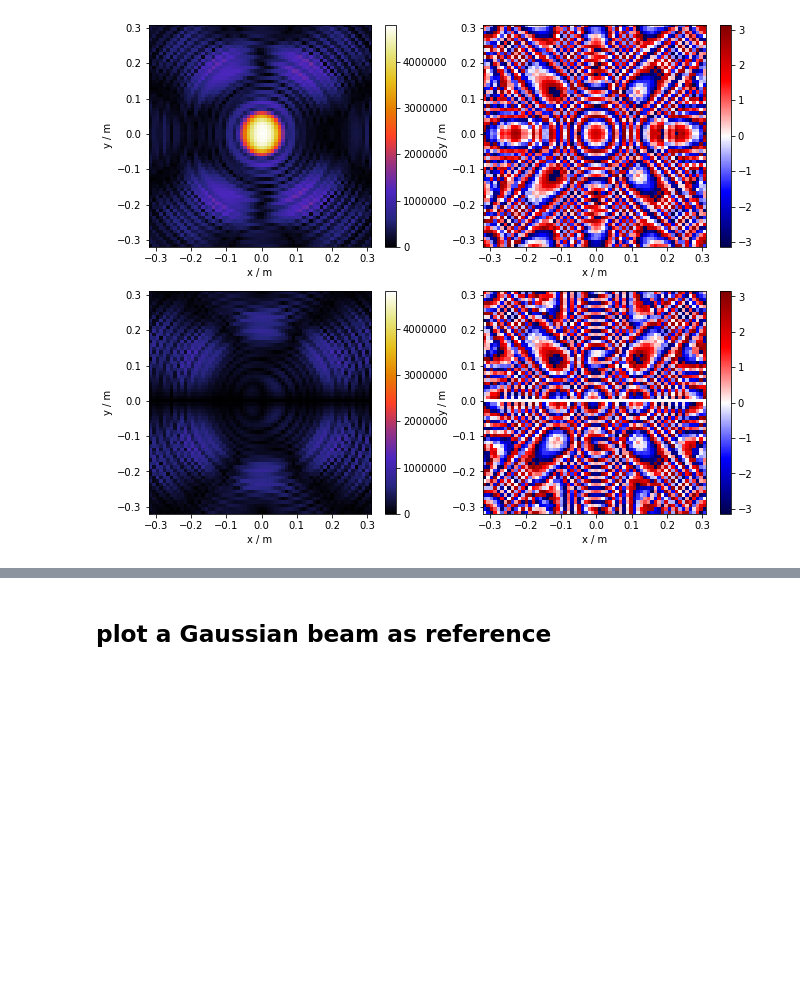
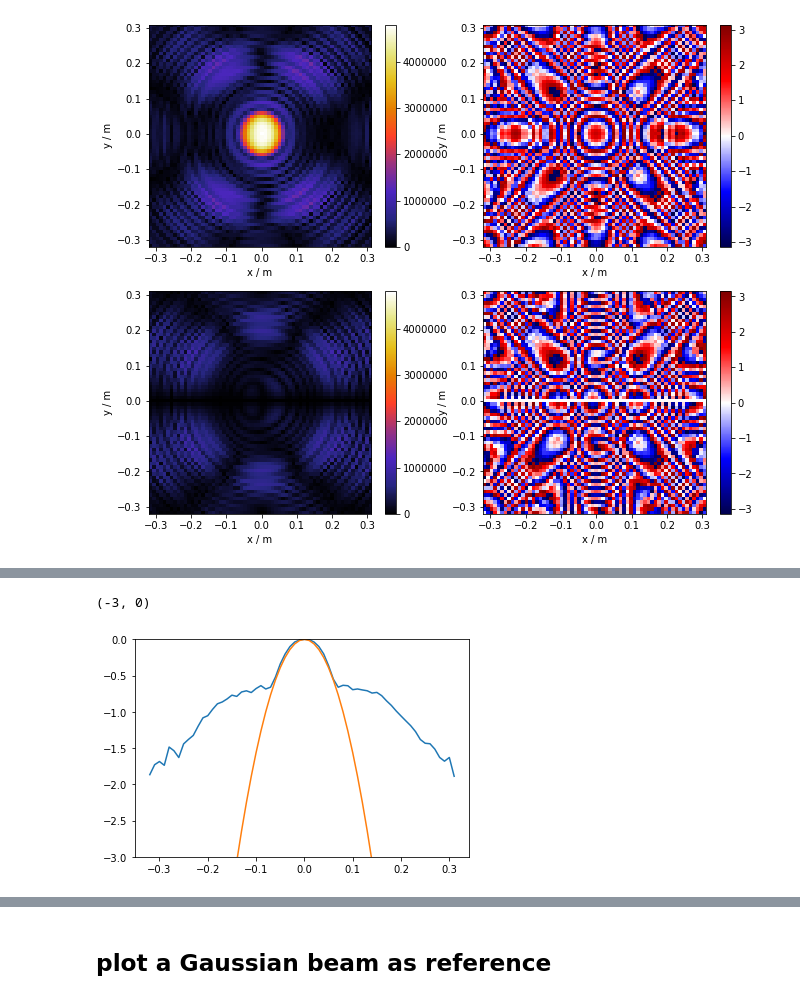
Before and after one commit to lehnertu/fobt, a Jupyter notebook: ImportTeufelScreen.ipynb, the cells around one changed output, grey strips where cells are left out. Saved outputs shown, nothing was run; the diff lists cells and outputs as text; code cells hidden in the pictures; blank space fills up the shorter version.

Commit message:
fit a gaussian beam size

```diff
--- a/ImportTeufelScreen.ipynb
+++ b/ImportTeufelScreen.ipynb
@@ -124,0 +161,12 @@ plt.show()
+# %%
+pos, amp = beam.Projection(polarization='xi', axis='x')
+amp = np.log(amp)
+amp = amp - np.max(amp)
+w = 0.08
+gauss = -1.0/(w*w)*np.power(pos,2)
+plt.plot(pos,amp)
+plt.plot(pos,gauss)
+plt.ylim(-3,0)
+# %% [output]
+(-3, 0)
+[figure, added]
```
Also changed, not shown: parts of 6 cells of this notebook, 2 other files.
